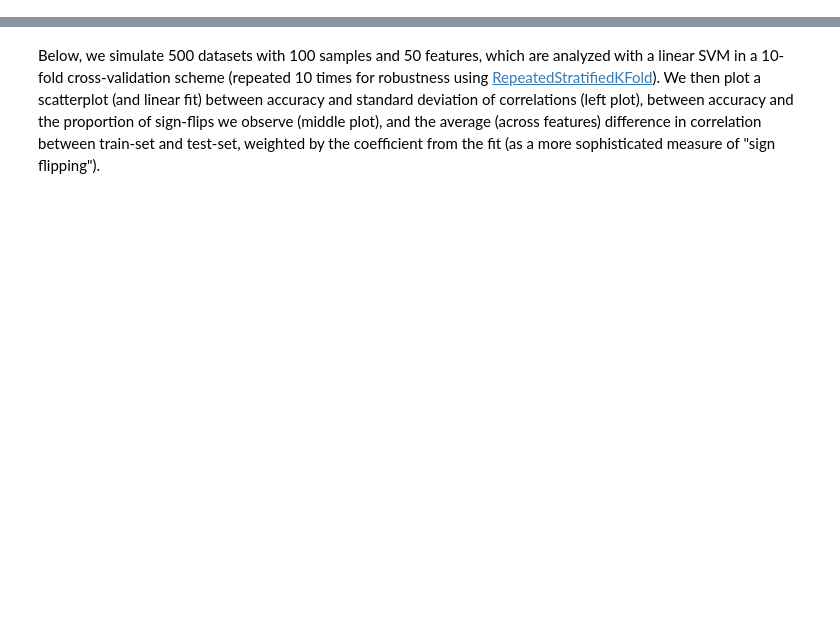
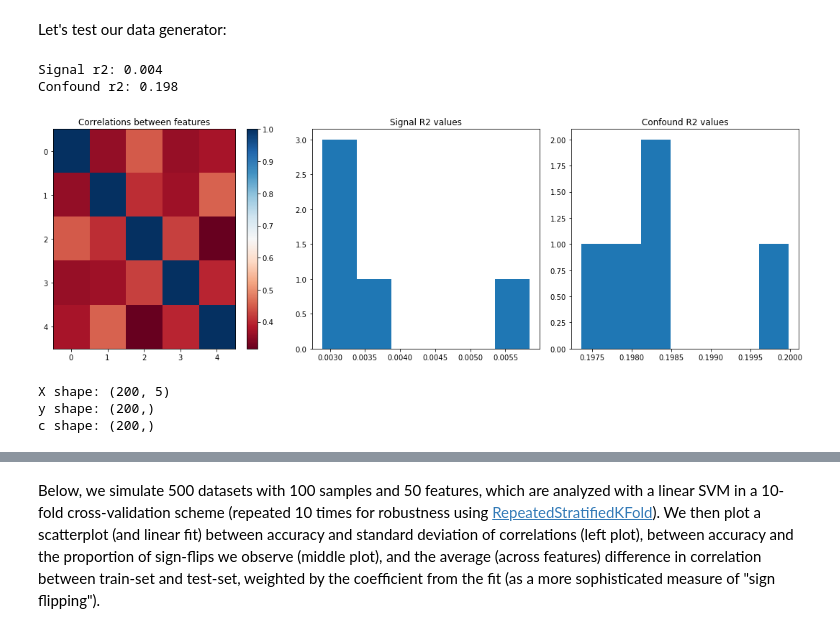
Before and after one commit to lukassnoek/MVCA, a Jupyter notebook: analyses/simulation_confound_methods.ipynb, the cells around one changed output, grey strips where cells are left out. Saved outputs shown, nothing was run; the diff lists cells and outputs as text; code cells hidden in the pictures; blank space fills up the shorter version.

```diff
--- a/analyses/simulation_confound_methods.ipynb
+++ b/analyses/simulation_confound_methods.ipynb
@@ -34,0 +317,19 @@ from counterbalance import CounterbalancedStratifiedSplit
+# %% [markdown]
+Let's test our data generator:
+# %%
+data_gen = DataGenerator(N=200, K=5, corr_cy=0.65, signal_r2=0.003,
+                         confound_r2=0.2, c_type='continuous', y_type='binary',
+                         tolerance=0.003, verbose=True)
+data_gen.generate()
+
+X, y, c = data_gen.return_vals()
+print("X shape: %r" % (X.shape,))
+print("y shape: %r" % (y.shape,))
+print("c shape: %r" % (c.shape,))
+# %% [output]
+Signal r2: 0.004
+Confound r2: 0.198
+[figure, added]
+X shape: (200, 5)
+y shape: (200,)
+c shape: (200,)
```
Also changed, not shown: parts of 73 cells of this notebook, 4 other files.
